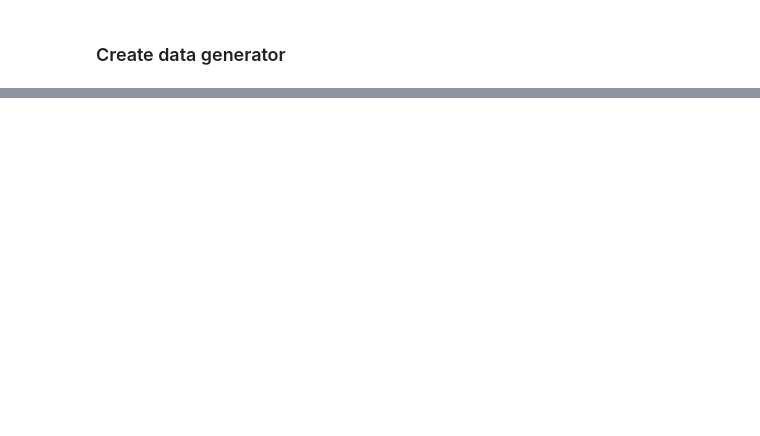
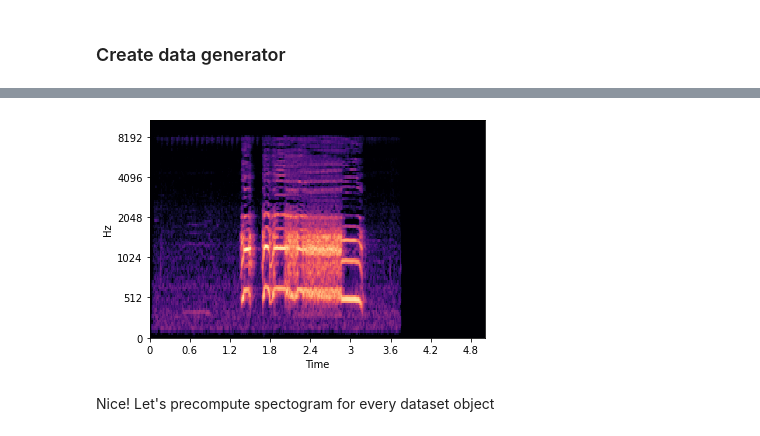
Before and after one commit to Gooogr/Book_Ian_Pointer_PyTorch_for_DL, a Jupyter notebook: Chapter 6. Sounds.ipynb, the cells around one changed output, grey strips where cells are left out. Cells and saved outputs as stored; diff of their text form; code cells hidden in the pictures; blank space fills up the shorter version.

```diff
--- a/Chapter 6. Sounds.ipynb
+++ b/Chapter 6. Sounds.ipynb
@@ -92,0 +306,6 @@ test_loader = DataLoader(ESC50(DATASET_PATH, subset_name='test'), batch_size=BAT
+# %%
+librosa.display.specshow(log_spectrogram, sr=sr, x_axis='time', y_axis='mel');
+# %% [output]
+[figure, added]
+# %% [markdown]
+Nice! Let's precompute spectogram for every dataset object
```
Also changed, not shown: parts of 37 cells of this notebook, 1 other file.
